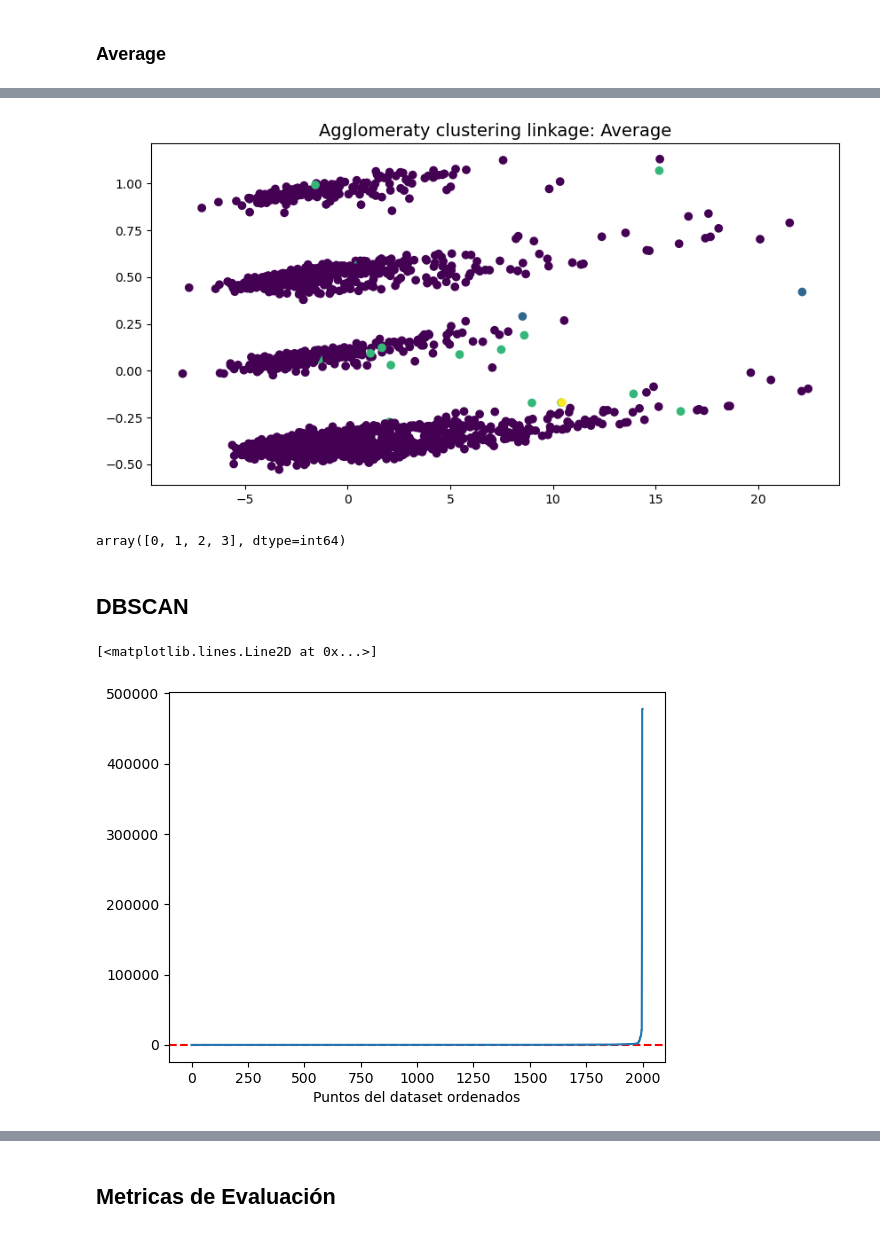
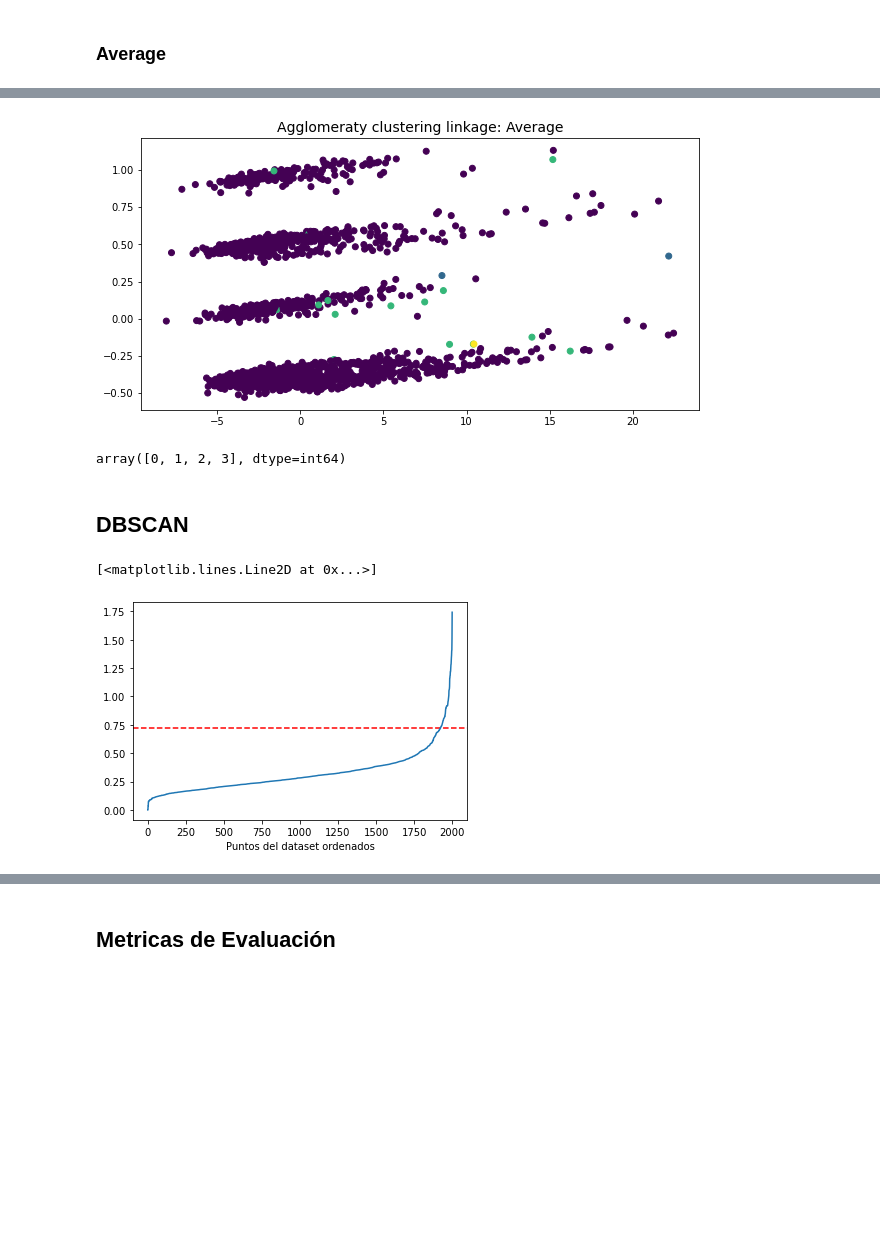
Before and after one commit to Litr0/Proyecto-Mineria, a Jupyter notebook: Hito1.ipynb, the cells around one changed output, grey strips where cells are left out. Drawn from its saved outputs; the diff is of its cells as text; code cells hidden in the pictures; blank space fills up the shorter version.

```diff
--- a/Hito1.ipynb
+++ b/Hito1.ipynb
@@ -488,7 +406,7 @@ idx = data_cleaned.columns.get_loc("Name")
 columns = data_cleaned.columns.to_list()[idx:idx+1] + data_cleaned.columns.to_list()[1: idx] + data_cleaned.columns.to_list()[0:1] + data_cleaned.columns.to_list()[idx+1:] #webeo para cambiar el orden de columnas
 data_cleaned = data_cleaned[columns]
 
-data_cleaned_sample = data_cleaned.sample(n = 2000, replace = False, ignore_index = True, random_state= 27)
+data_cleaned_sample = data_cleaned.sample(n = 2000, replace = False, random_state= 27)
 # %%
 data_cleaned_sample.head(2)
 # %% [output]
@@ -564,7 +489,7 @@ from sklearn.cluster import AgglomerativeClustering
 
 names = data_cleaned_sample['Name']
 Y = data_cleaned_sample['Genres']
-X = data_cleaned_sample.drop(columns = ['Album','Artist', 'Name', 'Genres'])
+X = data_cleaned_sample.drop(columns = ['Album','Artist', 'Name', 'Genres', 'Duration','Popularity','Tempo','TimeSignature'])
 # %%
 X.head(2)
 # %% [output]
@@ -675,7 +600,7 @@ plt.title('Agglomeraty clustering linkage: Average').set_fontsize(14)
 plt.show()
 np.unique(average_cosine.labels_)
 # %% [output]
-[figure, old version]
+[figure, new version]
 array([0, 1, 2, 3], dtype=int64)
 # %% [markdown]
 ## DBSCAN
@@ -684,16 +609,16 @@ from sklearn.cluster import DBSCAN
 from sklearn.neighbors import NearestNeighbors
 # %%
 #MEtodo de la rodilla
-N = 100
+N = 14
 nbrs = NearestNeighbors(n_neighbors=N).fit(X)
 distances, indices = nbrs.kneighbors(X)
 
 distances = np.sort(distances, axis=0)
 distances = distances[:,1]
-plt.axhline(y=1.1, color='r', linestyle='--') #Ajuste el valor para y
+plt.axhline(y= 0.72, color='r', linestyle='--') #Ajuste el valor para y
 plt.xlabel('Puntos del dataset ordenados')
 plt.plot(distances)
 # %% [output]
 [<matplotlib.lines.Line2D at 0x...>]
-[figure, old version]
+[figure, new version]
 # %%
```
Also changed, not shown: parts of 42 cells of this notebook.
